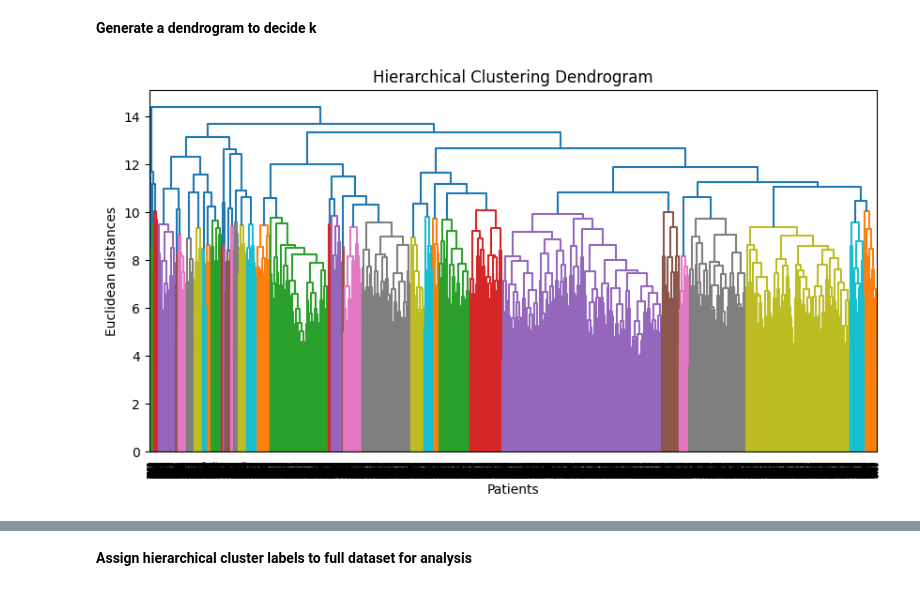
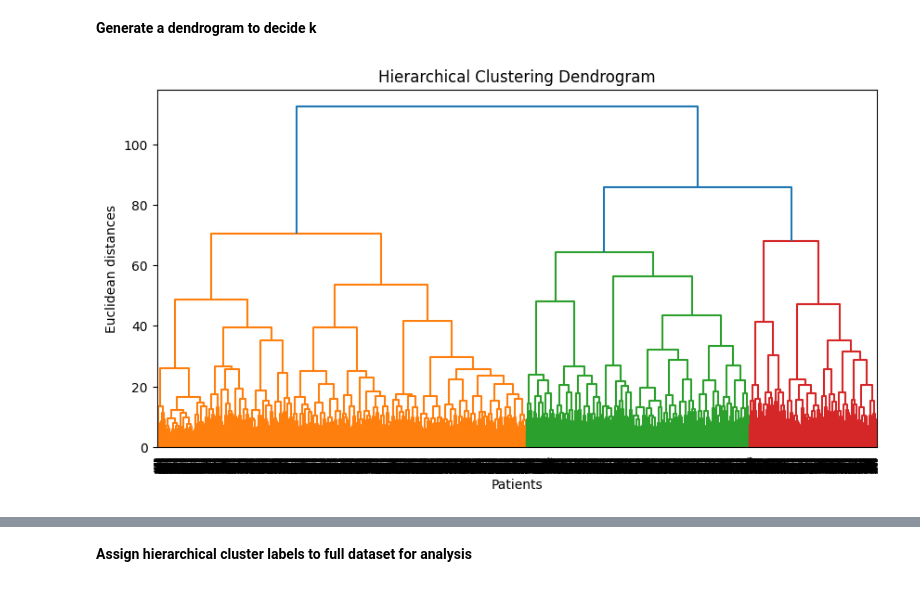
Before and after one commit to Edenshmuel/MIMIC_ICU_Prediction_and_Clustering, a Jupyter notebook: Clustering.ipynb, the cells around one changed output, grey strips where cells are left out. Drawn from its saved outputs; the diff is of its cells as text; code cells hidden in the pictures.

```diff
--- a/Clustering.ipynb
+++ b/Clustering.ipynb
@@ -94,3 +88,5 @@ for name, transformer, cols in pipe.named_steps['transform'].transformers_:
+# %%
+feature_names = pipe.named_steps['transform'].get_feature_names_out()
 # %% [markdown]
 Build DataFrame With Feature Names
 # %%
@@ -632,13 +627,13 @@ X_cluster_df_hierarchical = X_cluster_df.copy()
 **Generate a dendrogram to decide k**
 # %%
 plt.figure(figsize=(10, 5))
-dendrogram = sch.dendrogram(sch.linkage(X_cluster_only_hierarchical, method='complete'))
+dendrogram = sch.dendrogram(sch.linkage(X_cluster_only_hierarchical, method='ward'))
 plt.title('Hierarchical Clustering Dendrogram')
 plt.xlabel('Patients')
 plt.ylabel('Euclidean distances')
 plt.show()
 # %% [output]
-[figure, old version]
+[figure, new version]
 # %%
 from scipy.cluster.hierarchy import dendrogram
 from scipy.cluster.hierarchy import linkage
```
Also changed, not shown: parts of 106 cells of this notebook.
